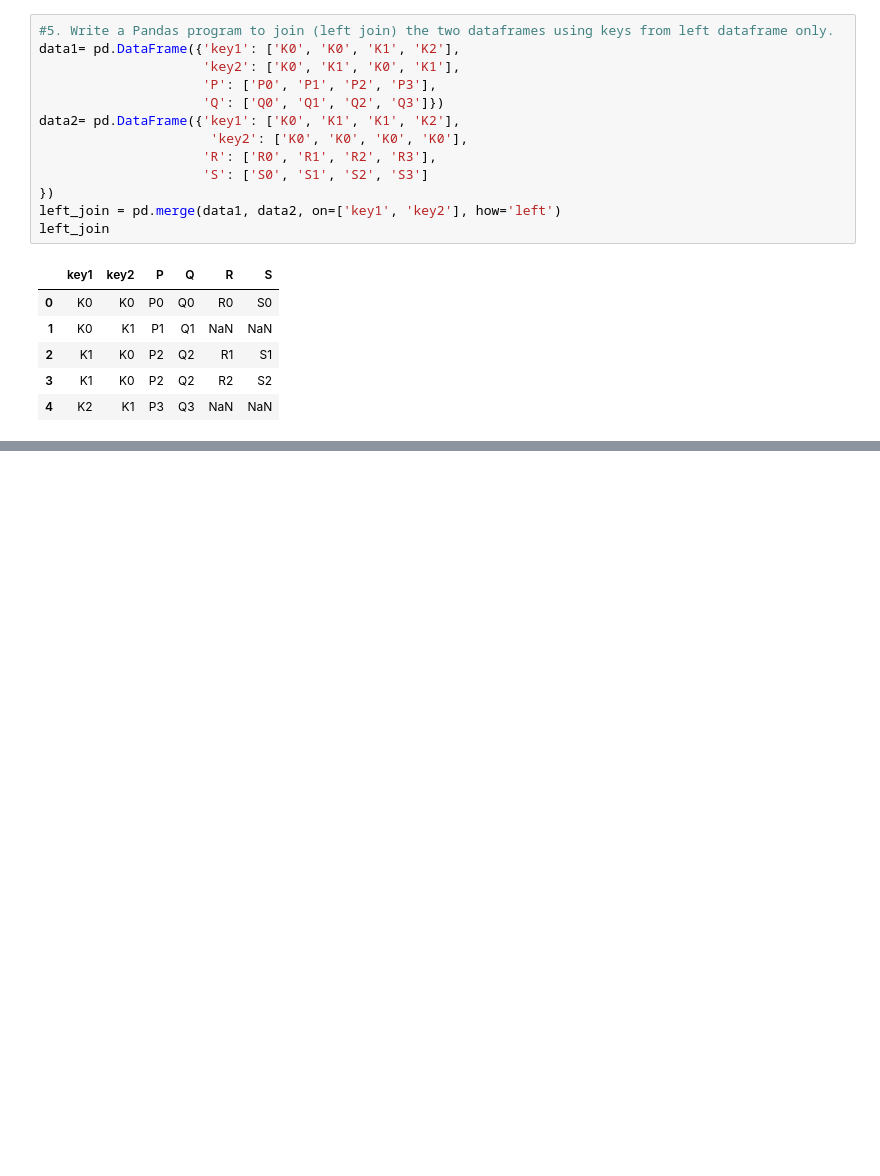
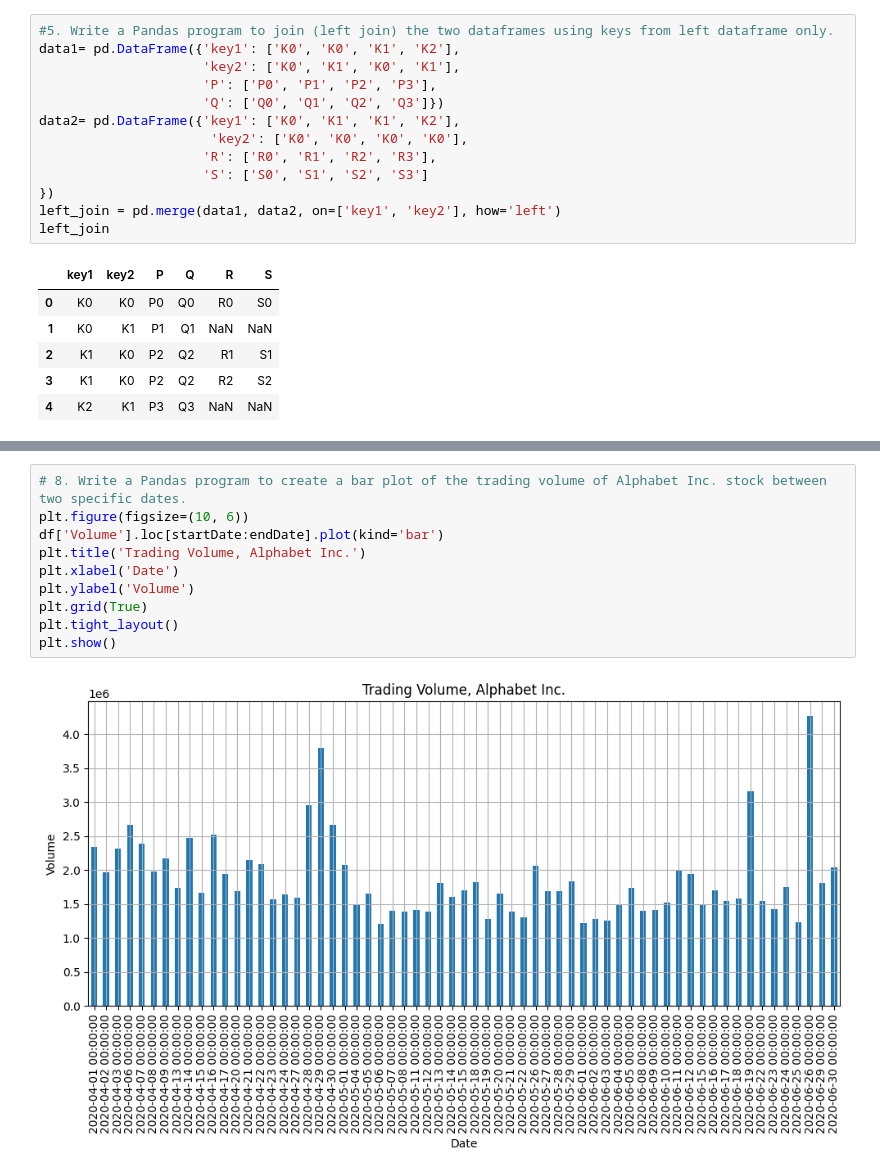
Before and after one commit to athulrj02/DA-Python, a Jupyter notebook: 20035410|Exercise_5_PandasMerge&Plotting.ipynb, the cells around one changed output, grey strips where cells are left out. Saved outputs shown, nothing was run; the diff lists cells and outputs as text; blank space fills up the shorter version.

```diff
--- a/20035410|Exercise_5_PandasMerge&Plotting.ipynb
+++ b/20035410|Exercise_5_PandasMerge&Plotting.ipynb
@@ -105,0 +155,12 @@ left_join
+# %%
+# 8. Write a Pandas program to create a bar plot of the trading volume of Alphabet Inc. stock between two specific dates.
+plt.figure(figsize=(10, 6))
+df['Volume'].loc[startDate:endDate].plot(kind='bar')
+plt.title('Trading Volume, Alphabet Inc.')
+plt.xlabel('Date')
+plt.ylabel('Volume')
+plt.grid(True)
+plt.tight_layout()
+plt.show()
+# %% [output]
+[figure, added]
```
Also changed, not shown: parts of 7 cells of this notebook.
